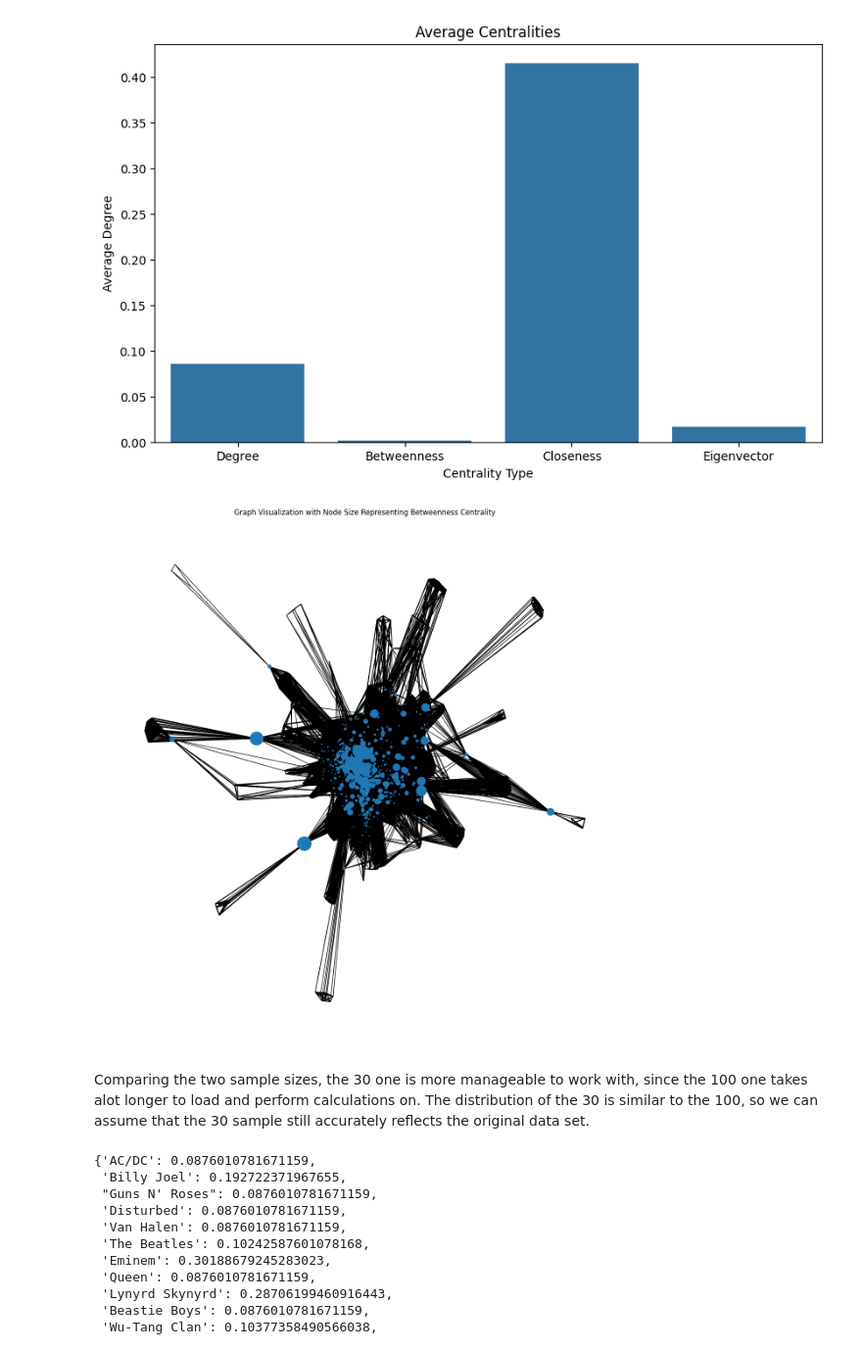
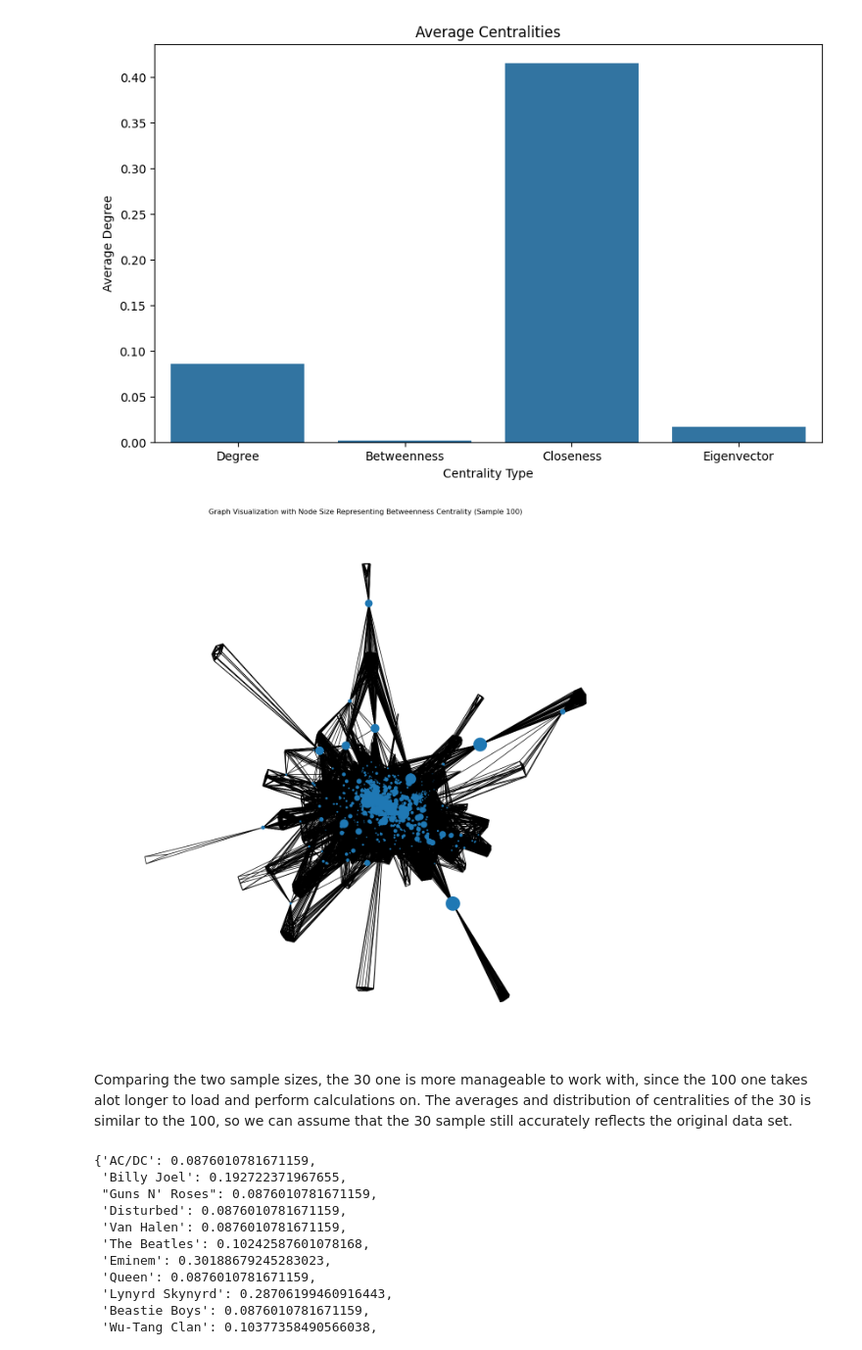
Before and after one commit to meteor123456/Spotify-Artist-Cooccurence, a Jupyter notebook: analysis.ipynb, the cells around one changed output. Shown at 98% size. Drawn from its saved outputs; the diff is of its cells as text; code cells hidden in the pictures.

```diff
--- a/analysis.ipynb
+++ b/analysis.ipynb
@@ -85,10 +77,10 @@ plt.show()
 # %%
-g = nx.read_graphml("/content/artists_graph_connected_100.graphml")
+g100 = nx.read_graphml("graphs/artists_graph_connected_100.graphml")
 
-degree_centrality = nx.degree_centrality(g)
-betweenness_centrality = nx.betweenness_centrality(g)
-closeness_centrality = nx.closeness_centrality(g)
-eigenvector_centrality = nx.eigenvector_centrality(g)
+degree_centrality = nx.degree_centrality(g100)
+betweenness_centrality = nx.betweenness_centrality(g100)
+closeness_centrality = nx.closeness_centrality(g100)
+eigenvector_centrality = nx.eigenvector_centrality(g100)
 
 average_degree_centrality = np.mean(list(degree_centrality.values()))
 average_betweenness_centrality = np.mean(list(betweenness_centrality.values()))
@@ -116,14 +108,14 @@ plt.show()
 # %%
 fig, ax = plt.subplots(1, 1, figsize=(16,16))
 node_size = [v * 10000 for v in betweenness_centrality.values()]
-nx.draw_networkx(g, ax=ax, node_size=node_size, with_labels=False)
+nx.draw_networkx(g100, ax=ax, node_size=node_size, with_labels=False)
 plt.axis("off")
-plt.title("Graph Visualization with Node Size Representing Betweenness Centrality")
+plt.title("Graph Visualization with Node Size Representing Betweenness Centrality (Sample 100)")
 plt.show()
 # %% [output]
-[figure, old version]
+[figure, new version]
 # %% [markdown]
-Comparing the two sample sizes, the 30 one is more manageable to work with, since the 100 one takes alot longer to load and perform calculations on. The distribution of the 30 is similar to the 100, so we can assume that the 30 sample still accurately reflects the original data set.
+Comparing the two sample sizes, the 30 one is more manageable to work with, since the 100 one takes alot longer to load and perform calculations on. The averages and distribution of centralities of the 30 is similar to the 100, so we can assume that the 30 sample still accurately reflects the original data set.
 # %%
 degree_centrality = nx.degree_centrality(g)
 degree_centrality
```
Also changed, not shown: parts of 25 cells of this notebook.
